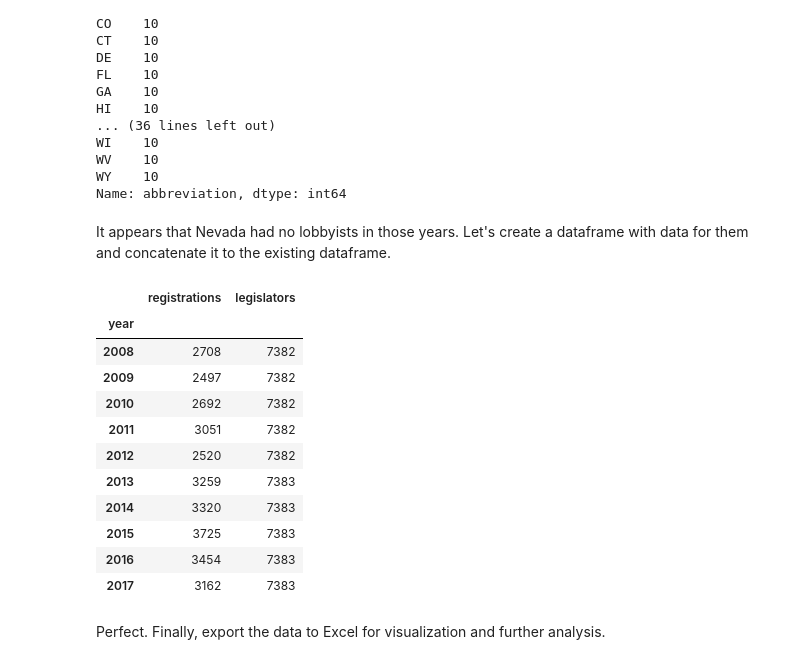
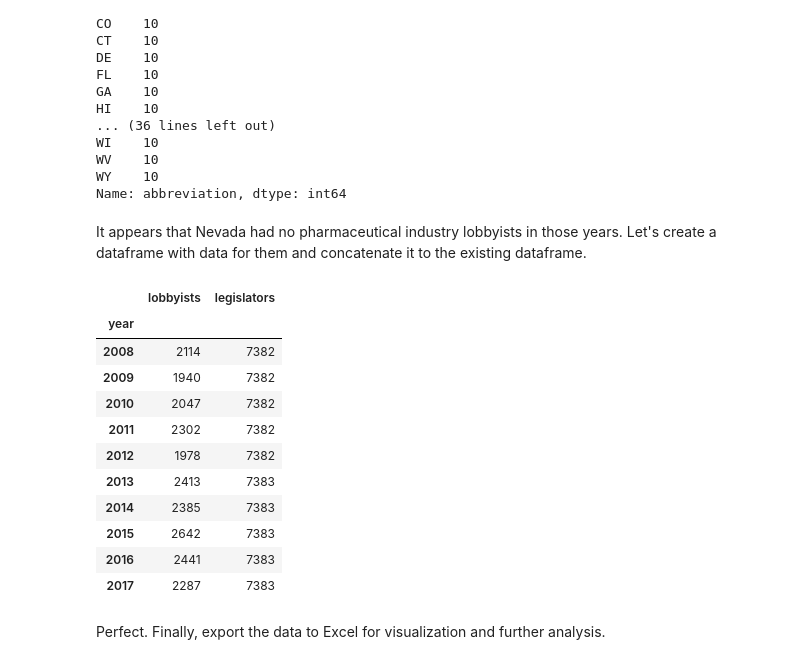
Before and after one commit to PublicI/medicaid-influence-analysis, a Jupyter notebook: pharmaceutical_lobbying.ipynb, the cells around one changed output. Drawn from its saved outputs; the diff is of its cells as text; code cells hidden in the pictures.

```diff
--- a/pharmaceutical_lobbying.ipynb
+++ b/pharmaceutical_lobbying.ipynb
@@ -62,22 +62,19 @@ The data reflects lobbyist registration forms. Sometimes, depending on lobbying
 # %%
 %%notify
-lobbyist_client_relationships = pd.read_sql("""CREATE TABLE IF NOT EXISTS lobbyist_client_relationships AS
+lobbyists = pd.read_sql("""CREATE TABLE IF NOT EXISTS pharma_lobbyists AS
 SELECT jurisdiction,
        year,
-       client,
-       lobbyist,
-       count(*) as number_of_registrations
+       lobbyist
 FROM pharma_lobbying
 GROUP BY jurisdiction,
          year,
-         client,
          lobbyist;
 
-GRANT ALL ON TABLE lobbyist_client_relationships TO redash;
+GRANT ALL ON TABLE pharma_lobbyists TO redash;
 
 
 SELECT *
-FROM lobbyist_client_relationships;""", con=conn)
+FROM pharma_lobbyists;""", con=conn)
 # %% [output]
 [interactive output not drawn]
 # %% [markdown]
@@ -160,7 +159,7 @@ How many annual lobbyist-client relationships were there in each year and state
 # %%
-lobbying_by_year_state = lobbyist_client_relationships.groupby(["year", "jurisdiction"]).agg({"client": len})
+lobbying_by_year_state = lobbyists.groupby(["year", "jurisdiction"]).agg({"lobbyist": len})
 lobbying_by_year_state.reset_index(inplace=True)
-lobbying_by_year_state.rename(columns={"jurisdiction": "state", "client": "registrations"}, inplace=True)
+lobbying_by_year_state.rename(columns={"jurisdiction": "state", "lobbyist": "lobbyists"}, inplace=True)
 # And now join this with the legislators dataframe.
 lobbying_by_year_state = lobbying_by_year_state.merge(legislators, left_on="state", right_on="abbreviation", how="outer")
 lobbying_by_year_state.drop("state_x", axis=1, inplace=True)
@@ -177,7 +176,7 @@ lobbying_by_year_state.head()
 We need to subtract one legislator from New York's total in years prior to 2013 when the state added a senator.
 # %%
 lobbying_by_year_state.loc[(lobbying_by_year_state["abbreviation"] == "NY") & (lobbying_by_year_state["year"] <= 2012), "legislators"] = 212
-# Calculate the legislators-to-registrations ratio.
-lobbying_by_year_state["legislators_to_registrations"] = lobbying_by_year_state["legislators"] / lobbying_by_year_state["registrations"]
+# Calculate the lobbyist-to-legislator ratio.
+lobbying_by_year_state["lobbyists_to_legislators"] = lobbying_by_year_state["lobbyists"] / lobbying_by_year_state["legislators"]
 lobbying_by_year_state.head()
 # %% [output]
@@ -225,31 +224,31 @@ WV    10
 WY    10
 Name: abbreviation, dtype: int64
 # %% [markdown]
-It appears that Nevada had no lobbyists in those years. Let's create a dataframe with data for them and concatenate it to the existing dataframe.
+It appears that Nevada had no pharmaceutical industry lobbyists in those years. Let's create a dataframe with data for them and concatenate it to the existing dataframe.
 # %%
 missing_nv = pd.DataFrame({"year": [2014, 2016],
-                           "registrations": [0, 0],
+                           "lobbyists": [0, 0],
                            "state": ["Nevada", "Nevada"],
                            "legislators": [63, 63],
                            "abbreviation": ["NV", "NV"],
-                           "legislators_to_registrations": [np.NaN, np.NaN]},
+                           "lobbyists_to_legislators": [np.NaN, np.NaN]},
                           index=[0, 1])
 frames = [lobbying_by_year_state, missing_nv]
 lobbying_by_year_state = pd.concat(frames)
-lobbying_by_year_state.groupby("year").agg({"registrations": sum, "legislators": sum})
+lobbying_by_year_state.groupby("year").agg({"lobbyists": sum, "legislators": sum})
 # %% [output]
-|  | registrations | legislators |
+|  | lobbyists | legislators |
 | year |  |  |
-| 2008 | 2708 | 7382 |
-| 2009 | 2497 | 7382 |
-| 2010 | 2692 | 7382 |
-| 2011 | 3051 | 7382 |
-| 2012 | 2520 | 7382 |
-| 2013 | 3259 | 7383 |
-| 2014 | 3320 | 7383 |
-| 2015 | 3725 | 7383 |
-| 2016 | 3454 | 7383 |
-| 2017 | 3162 | 7383 |
+| 2008 | 2114 | 7382 |
+| 2009 | 1940 | 7382 |
+| 2010 | 2047 | 7382 |
+| 2011 | 2302 | 7382 |
+| 2012 | 1978 | 7382 |
+| 2013 | 2413 | 7383 |
+| 2014 | 2385 | 7383 |
+| 2015 | 2642 | 7383 |
+| 2016 | 2441 | 7383 |
+| 2017 | 2287 | 7383 |
 # %% [markdown]
 Perfect. Finally, export the data to Excel for visualization and further analysis.
 # %%
```
Also changed, not shown: parts of 7 cells of this notebook.
